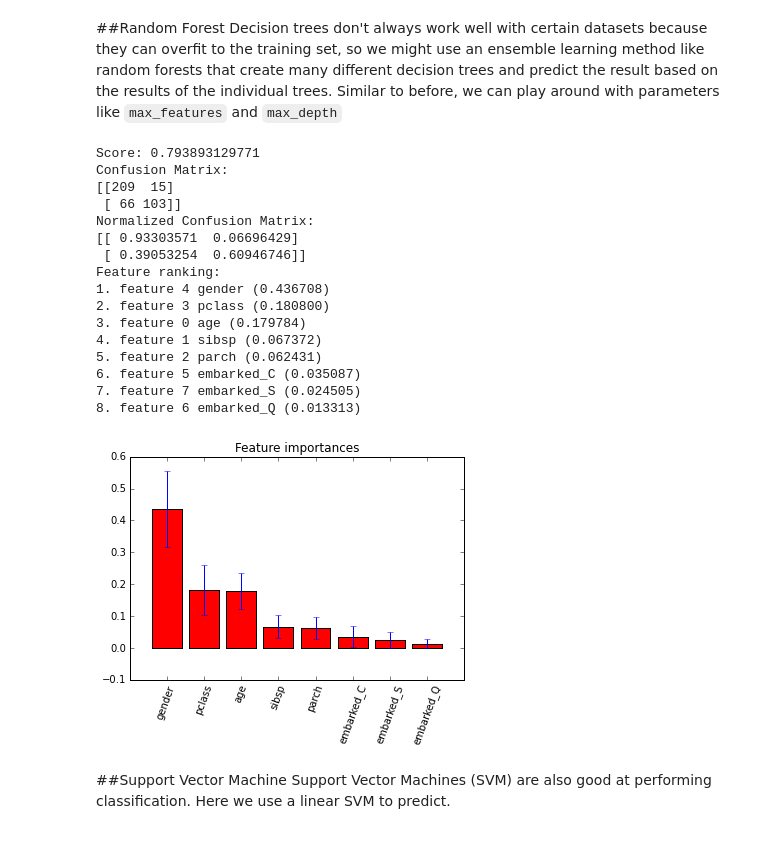
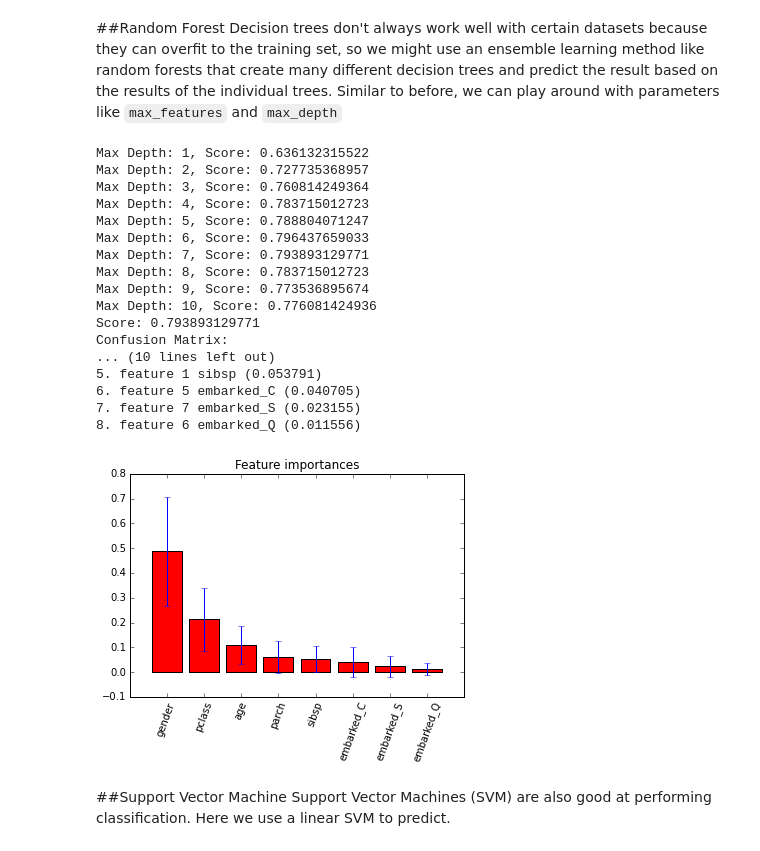
Before and after one commit to karenxiao/kaggle-titanic, a Jupyter notebook: titanic2.ipynb, the cells around one changed output. Cells and saved outputs as stored; diff of their text form; code cells hidden in the pictures.

```diff
--- a/titanic2.ipynb
+++ b/titanic2.ipynb
@@ -209,6 +211,7 @@ Now that we have a clean data set that's in a consummable Numpy array format, we
 Logistic regression usually works well for binary classifications. In this case, we are predicting if a passenger survived or didn't survive, so logistic regression is probably a good one to start with.
 # %%
 from sklearn.linear_model import LogisticRegression
+from sklearn.feature_selection import chi2
 
 # create the logistic regression object which will include all the parameters for the fit
 reg_clf = LogisticRegression()
@@ -231,14 +234,20 @@ print "Normalized Confusion Matrix:"
 normalized = cm.astype('float') / cm.sum(axis=1)[:, np.newaxis]
 print normalized
 
-# look at feature importance
-coef = np.absolute(reg_clf.coef_[0])
-indices = np.argsort(coef)[::-1]
+# # look at feature importance
+# coef = np.absolute(reg_clf.coef_[0])
+# indices = np.argsort(coef)[::-1]
 
-# print the feature ranking
-print("Feature ranking:")
-for f in range(len(indices)):
-    print("%d. feature %d %s (%f)" % (f + 1, indices[f], features[indices[f]], coef[indices[f]]))
+# # print the feature ranking
+# print("Feature ranking:")
+# for f in range(len(indices)):
+#     print("%d. feature %d %s (%f)" % (f + 1, indices[f], features[indices[f]], coef[indices[f]]))
+
+# chi2_val = chi2(train_data[0::,1::],train_data[0::,0])[0]
+# indices = np.argsort(chi2_val)[::-1]
+# print("Feature ranking:")
+# for i in range(len(indices)):
+#     print("%d. feature %d %s (%f)" % (i + 1, indices[i], features[indices[i]], chi2_val[indices[i]]))
 # %% [output]
 Score: 0.801526717557
 Confusion Matrix:
@@ -312,59 +319,68 @@ Decision trees don't always work well with certain datasets because they can ove
 # %%
 from sklearn.ensemble import RandomForestClassifier
 
-forest = RandomForestClassifier(n_estimators = 100, max_features='auto', max_depth=6)
+# try out different values for max_depth
+for i in range(1,11):
+    forest = RandomForestClassifier(n_estimators = 100, max_features='auto', max_depth=i)
+    forest = forest.fit(train_data[0::,1::],train_data[0::,0])
+    score = forest.score(test_data[0::,1::], test_data[0::,0])
+    print "Max Depth: %s, Score: %s" % (i, score)
+
+# use most optimal
+forest = RandomForestClassifier(n_estimators = 100, max_features='auto', max_depth=4)
 forest = forest.fit(train_data[0::,1::],train_data[0::,0])
 predictions = forest.predict(test_data[0::,1::])
 score = forest.score(test_data[0::,1::], test_data[0::,0])
-print "Score: %s" % score
+print "Score: %s" % (score)
 
 # print the confusion matrix
 print "Confusion Matrix:"
 cm = confusion_matrix(test_data[0::,0], predictions)
 print cm
 print "Normalized Confusion Matrix:"
 normalized = cm.astype('float') / cm.sum(axis=1)[:, np.newaxis]
 print normalized
 
 # look at feature importance
 importances = forest.feature_importances_
 std = np.std([tree.feature_importances_ for tree in forest.estimators_],
              axis=0)
 indices = np.argsort(importances)[::-1]
 
 # print the feature ranking
 print("Feature ranking:")
 sorted_features = []
 for f in range(len(indices)):
     print("%d. feature %d %s (%f)" % (f + 1, indices[f], features[indices[f]], importances[indices[f]]))
     sorted_features.append(features[indices[f]])
 
 # plot the feature importances of the forest
 plt.figure()
 plt.title("Feature importances")
 plt.bar(range(len(indices)), importances[indices],
        color="r", yerr=std[indices], align="center")
 plt.xticks(range(len(indices)), sorted_features, rotation=70)
 plt.xlim([-1, len(indices)])
 plt.show()
 # %% [output]
+Max Depth: 1, Score: 0.636132315522
+Max Depth: 2, Score: 0.727735368957
+Max Depth: 3, Score: 0.760814249364
+Max Depth: 4, Score: 0.783715012723
+Max Depth: 5, Score: 0.788804071247
+Max Depth: 6, Score: 0.796437659033
+Max Depth: 7, Score: 0.793893129771
+Max Depth: 8, Score: 0.783715012723
+Max Depth: 9, Score: 0.773536895674
+Max Depth: 10, Score: 0.776081424936
 Score: 0.793893129771
 Confusion Matrix:
-[[209  15]
- [ 66 103]]
-Normalized Confusion Matrix:
-[[ 0.93303571  0.06696429]
- [ 0.39053254  0.60946746]]
-Feature ranking:
-1. feature 4 gender (0.436708)
-2. feature 3 pclass (0.180800)
-3. feature 0 age (0.179784)
-4. feature 1 sibsp (0.067372)
-5. feature 2 parch (0.062431)
-6. feature 5 embarked_C (0.035087)
-7. feature 7 embarked_S (0.024505)
-8. feature 6 embarked_Q (0.013313)
+... (10 lines left out)
+5. feature 1 sibsp (0.053791)
+6. feature 5 embarked_C (0.040705)
+7. feature 7 embarked_S (0.023155)
+8. feature 6 embarked_Q (0.011556)
-[figure, old version]
+[figure, new version]
 # %% [markdown]
 ##Support Vector Machine
 Support Vector Machines (SVM) are also good at performing classification. Here we use a linear SVM to predict.
```
Also changed, not shown: parts of 3 cells of this notebook.
